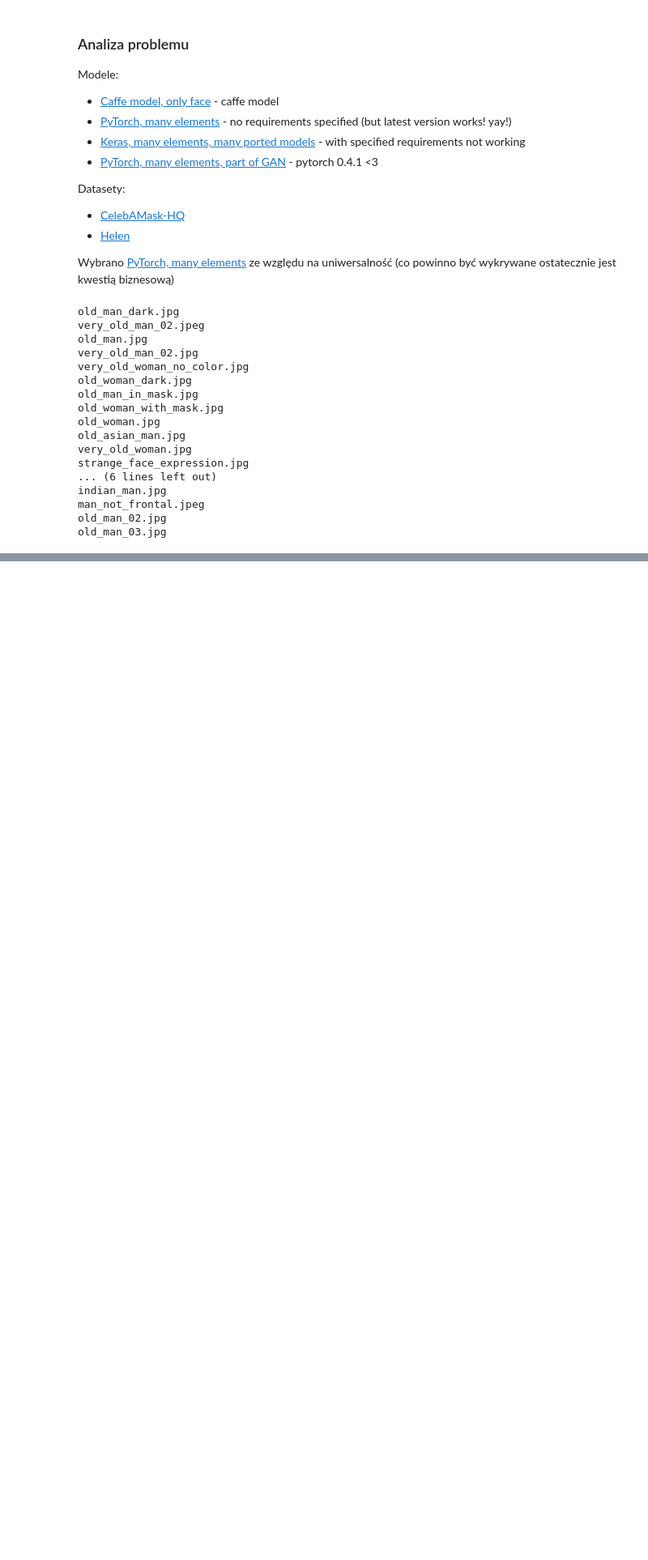
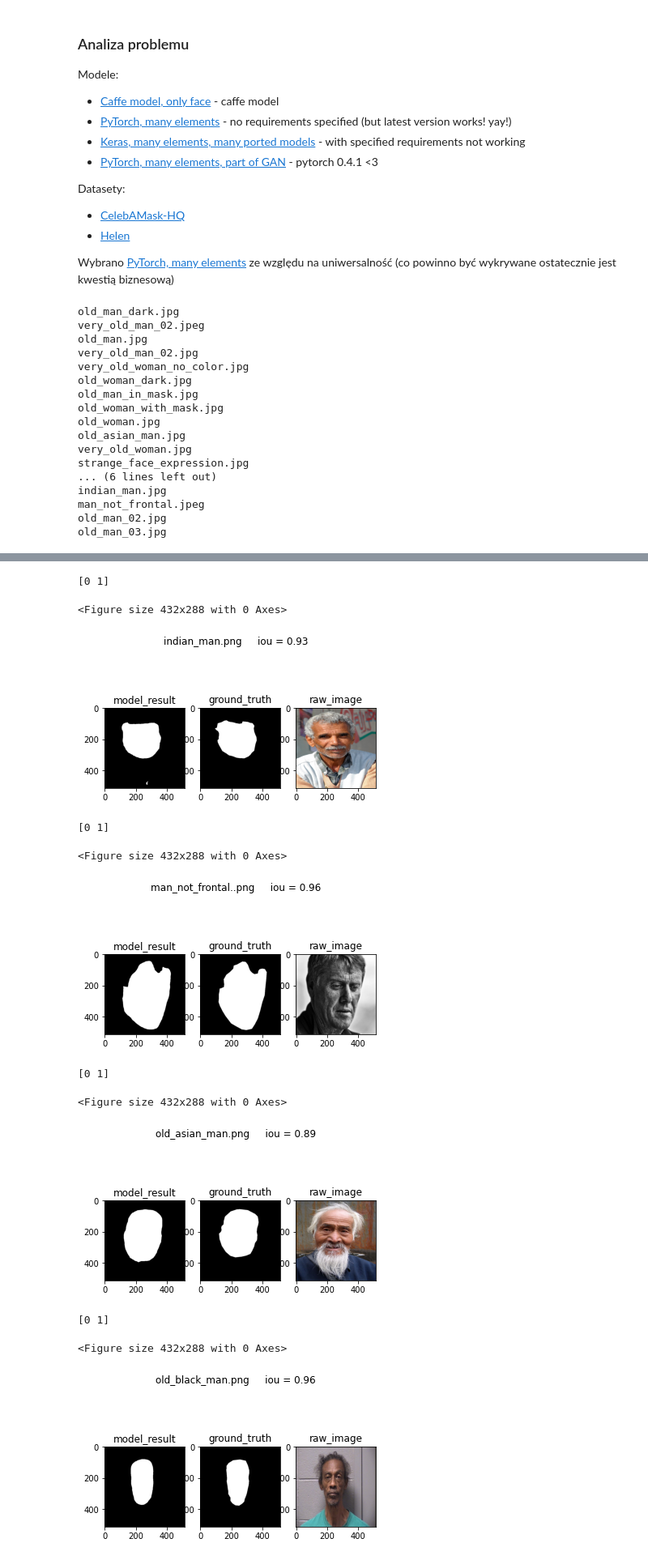
Before and after one commit to damianbrzoza/face_segmentation_old_people, a Jupyter notebook: src/segmentation.ipynb, the cells around one changed output, grey strips where cells are left out. Shown at 81% size. Drawn from its saved outputs; the diff is of its cells as text; code cells hidden in the pictures; blank space fills up the shorter version.

```diff
--- a/src/segmentation.ipynb
+++ b/src/segmentation.ipynb
@@ -78,0 +118,5 @@ Dataset dołączono do gita, w celu możliwości zapoznania się zposzczególnym
+# %%
+import numpy as np
+predicted = cv2.imread('../model_results/indian_man.png')
+
+print(np.unique(predicted))
@@ -78,0 +143,4 @@ Dataset dołączono do gita, w celu możliwości zapoznania się zposzczególnym
+# %%
+from sklearn.metrics import jaccard_score
+
+iou = jaccard_score(ground_truth.flatten(), predicted.flatten())
@@ -78,0 +151,49 @@ Dataset dołączono do gita, w celu możliwości zapoznania się zposzczególnym
+# %%
+model_results_dict = '../model_results/'
+ground_truth_dict = '../ground_truth/'
+raw_images_dict = '../output_dataset/'
+
+# Read imgs
+model_result_imgs = [cv2.imread(os.path.join(model_results_dict, image_path)) for image_path in sorted(os.listdir(model_results_dict))]
+ground_truth_imgs = [cv2.imread(os.path.join(ground_truth_dict, image_path)) for image_path in sorted(os.listdir(ground_truth_dict))]
+raw_images_imgs = [cv2.imread(os.path.join(raw_images_dict, image_path)) for image_path in sorted(os.listdir(raw_images_dict))]
+
+# bgr to rgb
+raw_images_imgs = [cv2.cvtColor(im_cv, cv2.COLOR_BGR2RGB) for im_cv in raw_images_imgs]
+
+# Prcoess imgs
+model_result_imgs = [process_predicted_data(img) for img in model_result_imgs]
+ground_truth_imgs = [process_ground_truth_data(img) for img in ground_truth_imgs]
+
+ious = []
+for result, ground_truth, image_name,raw_image in zip(model_result_imgs, ground_truth_imgs, sorted(os.listdir(model_results_dict)), raw_images_imgs):
+    iou = jaccard_score(ground_truth.flatten(), result.flatten())
+    ious.append(iou)
+
+    plt.figure()
+    print(np.unique(result))
+    f, axarr = plt.subplots(1,3)
+
+    axarr[0].imshow(result*255)
+    axarr[1].imshow(ground_truth*255)
+    axarr[2].imshow(raw_image)
+
+    axarr[0].title.set_text('model_result')
+    axarr[1].title.set_text('ground_truth')
+    axarr[2].title.set_text('raw_image')
+
+    plt.suptitle(image_name + '     iou = ' + "{:.2f}".format(iou))
+    plt.show()
+# %% [output]
+[0 1]
+<Figure size 432x288 with 0 Axes>
+[figure, added]
+[0 1]
+<Figure size 432x288 with 0 Axes>
+[figure, added]
+[0 1]
+<Figure size 432x288 with 0 Axes>
+[figure, added]
+[0 1]
+<Figure size 432x288 with 0 Axes>
+[figure, added]
```
Also changed, not shown: parts of 12 cells of this notebook, 47 other files.
